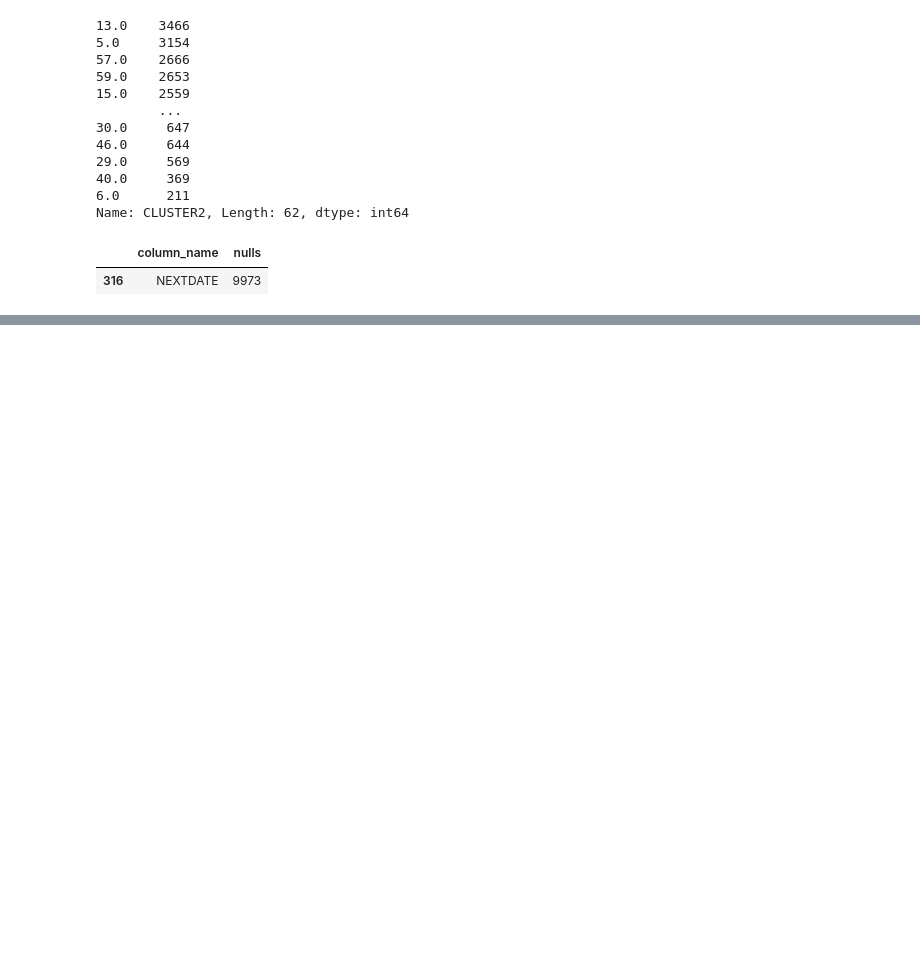
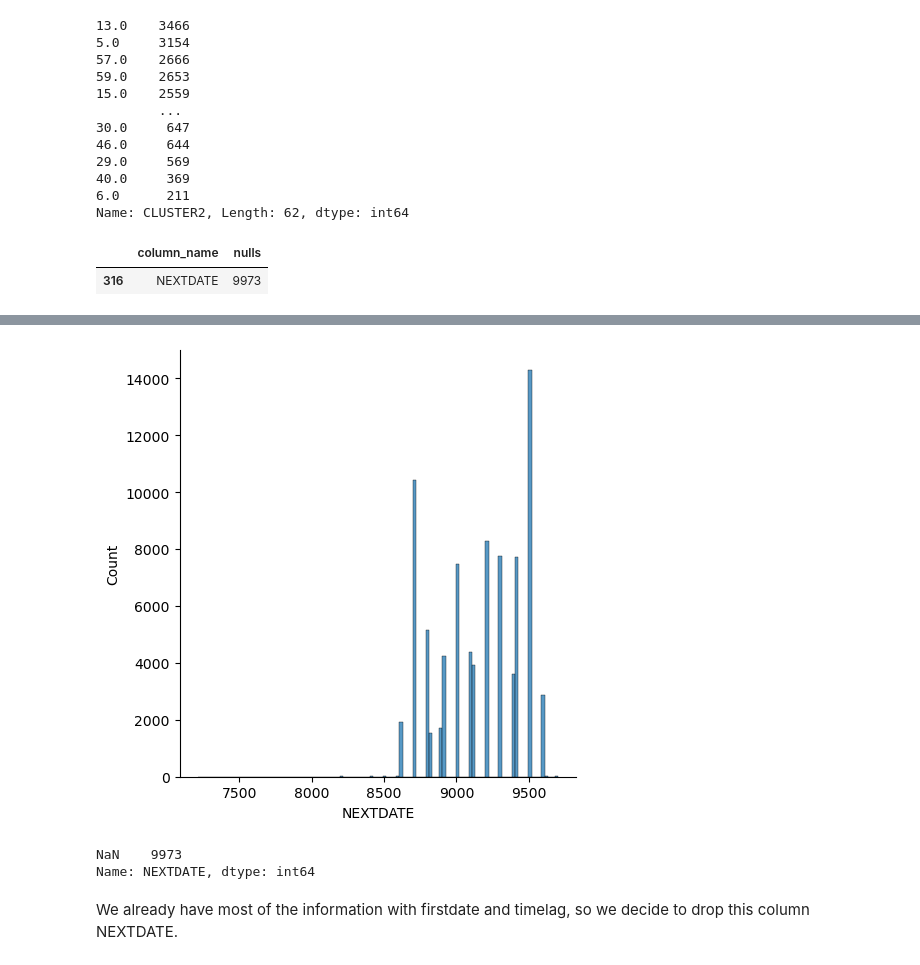
Before and after one commit to 92CMDiego/lab-revisiting-machine-learning, a Jupyter notebook: lab-revisiting-machine-learning.ipynb, the cells around one changed output, grey strips where cells are left out. Saved outputs shown, nothing was run; the diff lists cells and outputs as text; code cells hidden in the pictures; blank space fills up the shorter version.

```diff
--- a/lab-revisiting-machine-learning.ipynb
+++ b/lab-revisiting-machine-learning.ipynb
@@ -765,0 +791,12 @@ df[df['nulls']>0]
+# %%
+sns.displot(numerical['NEXTDATE'])
+plt.show()
+# %% [output]
+[figure, added]
+# %%
+data[data['TIMELAG'].isna()==True]['NEXTDATE'].value_counts(dropna=False)
+# %% [output]
+NaN    9973
+Name: NEXTDATE, dtype: int64
+# %% [markdown]
+We already have most of the information with firstdate and timelag, so we decide to drop this column NEXTDATE.
```
Also changed, not shown: parts of 7 cells of this notebook, 1 other file.
